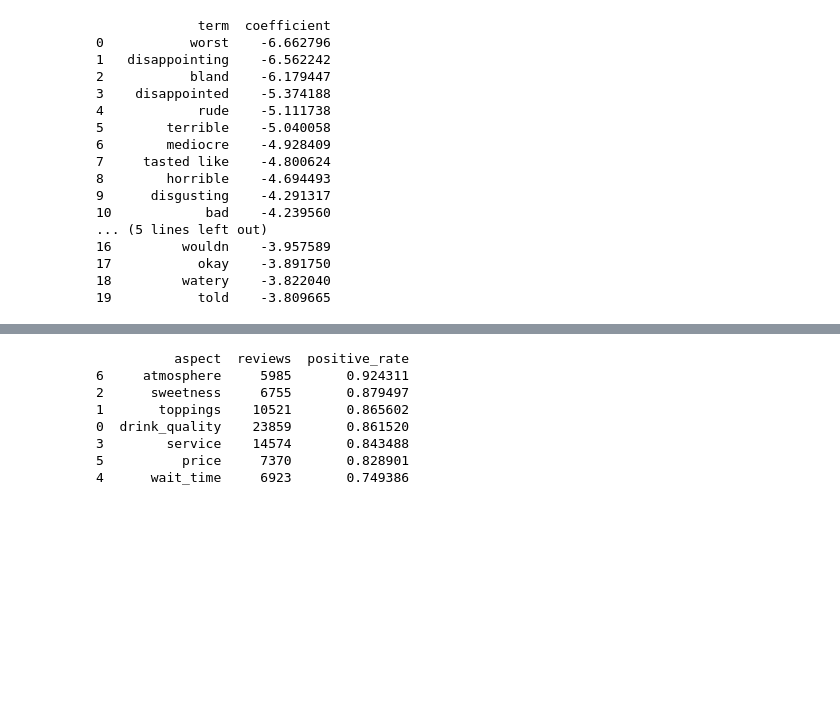
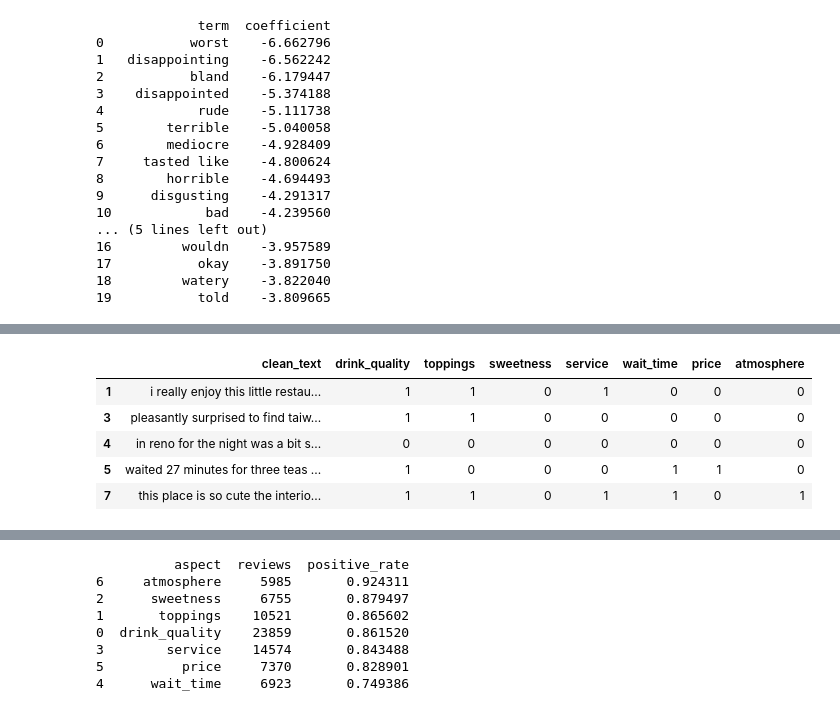
Before and after one commit to pstajvidi/Boba_Review_Analysis, a Jupyter notebook: boba_review_project.ipynb, the cells around one changed output, grey strips where cells are left out. Saved outputs shown, nothing was run; the diff lists cells and outputs as text; code cells hidden in the pictures; blank space fills up the shorter version.

```diff
--- a/boba_review_project.ipynb
+++ b/boba_review_project.ipynb
@@ -471,25 +641,36 @@ aspects = {
 # %%
 def mentions_aspect(text, keywords):
 
     text = text.lower()
 
     return int(
         any(
             keyword in text
             for keyword in keywords
         )
     )
 
 
 for aspect, keywords in aspects.items():
 
     reviews[aspect] = (
         reviews["clean_text"]
         .apply(
             lambda text:
             mentions_aspect(
                 text,
                 keywords
             )
         )
     )
+
+reviews[
+    ["clean_text"] + list(aspects.keys())
+].head()
+# %% [output]
+|  | clean_text | drink_quality | toppings | sweetness | service | wait_time | price | atmosphere |
+| 1 | i really enjoy this little restau... | 1 | 1 | 0 | 1 | 0 | 0 | 0 |
+| 3 | pleasantly surprised to find taiw... | 1 | 1 | 0 | 0 | 0 | 0 | 0 |
+| 4 | in reno for the night was a bit s... | 0 | 0 | 0 | 0 | 0 | 0 | 0 |
+| 5 | waited 27 minutes for three teas ... | 1 | 0 | 0 | 0 | 1 | 1 | 0 |
+| 7 | this place is so cute the interio... | 1 | 1 | 0 | 1 | 1 | 0 | 1 |
```
Also changed, not shown: parts of 39 cells of this notebook, 1 other file.
